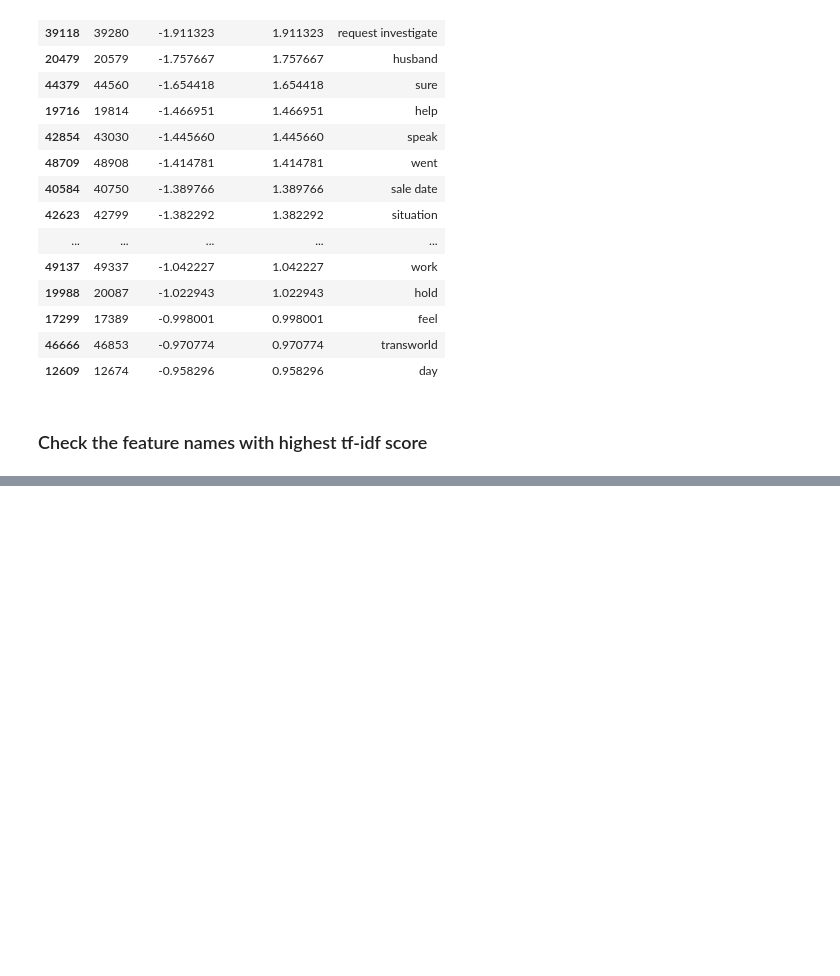
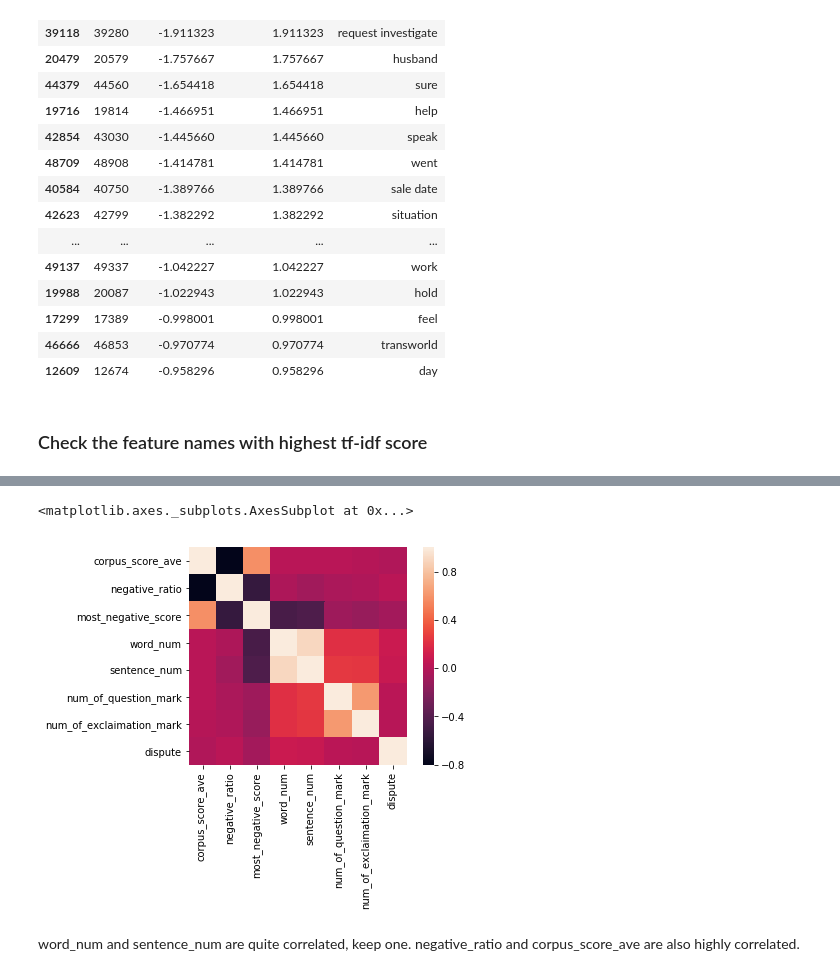
Before and after one commit to haolin-ds/ComplaintsAnalysis, a Jupyter notebook: model_analysis.ipynb, the cells around one changed output, grey strips where cells are left out. Drawn from its saved outputs; the diff is of its cells as text; code cells hidden in the pictures; blank space fills up the shorter version.

```diff
--- a/model_analysis.ipynb
+++ b/model_analysis.ipynb
@@ -129,0 +171,3 @@ complaints = pd.read_csv("Complaint")
+# %%
+sentiment = pd.read_csv("data/complaints_with_sentiment_metric.csv")
+sentiment.head()
@@ -129,0 +182,7 @@ complaints = pd.read_csv("Complaint")
+# %%
+sentiment_metrics = sentiment.loc[:, ['Complaint ID',
+       'corpus_score_sum', 'corpus_score_ave', 'negative_ratio',
+       'most_negative_score', 'word_num', 'sentence_num',
+       'num_of_question_mark', 'num_of_exclaimation_mark', 'company_response',
+       'dispute']]
+sentiment_metrics.head()
@@ -129,0 +264,9 @@ complaints = pd.read_csv("Complaint")
+# %%
+import seaborn as sns
+correlation = sentiment_metrics.iloc[:, 2:].corr()
+sns.heatmap(correlation, square=True)
+# %% [output]
+<matplotlib.axes._subplots.AxesSubplot at 0x...>
+[figure, added]
+# %% [markdown]
+word_num and sentence_num are quite correlated, keep one.  negative_ratio and corpus_score_ave are also highly correlated.
```
Also changed, not shown: parts of 18 cells of this notebook, 12 other files.
